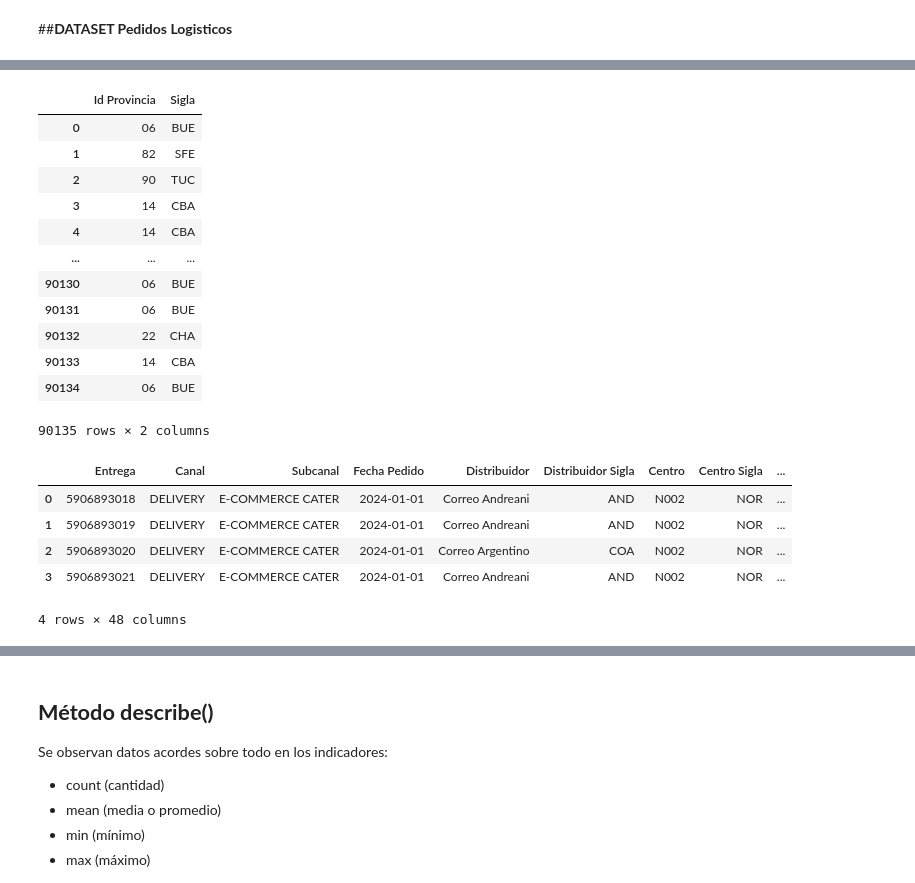
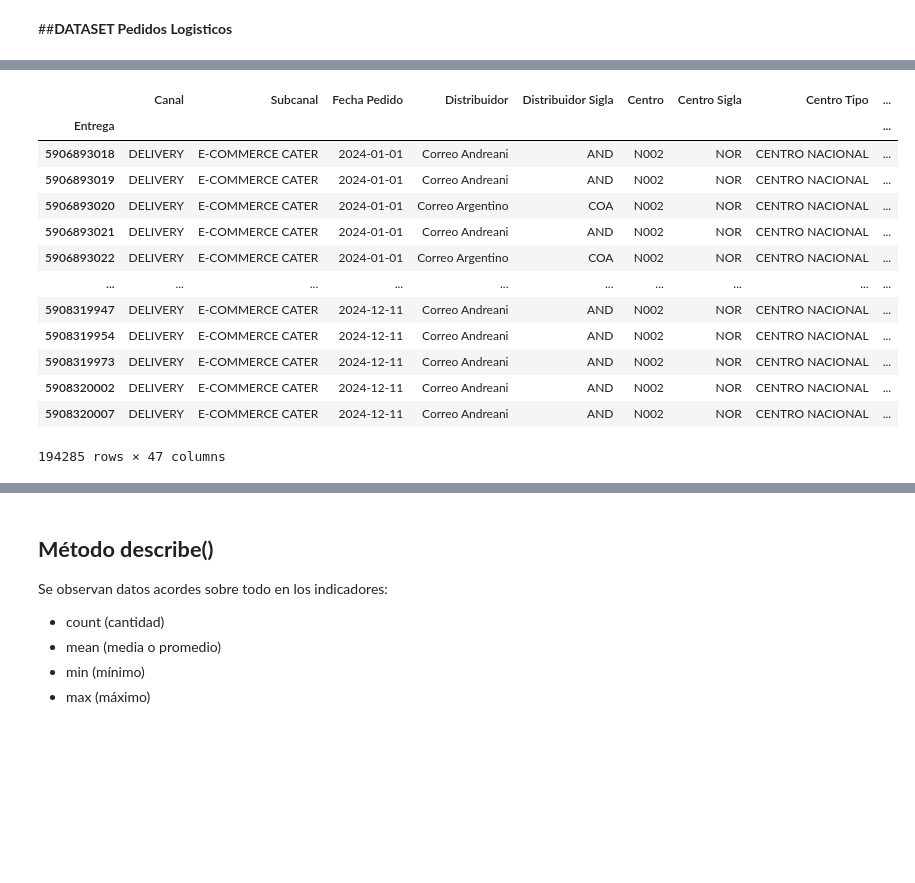
Before and after one commit to Leonardo-rodcas/Proyecto-DS-61190-E-Commerce, a Jupyter notebook: ProyectoDS_Rodriguez_Castillo_Leonardo.ipynb, the cells around one changed output, grey strips where cells are left out. Cells and saved outputs as stored; diff of their text form; code cells hidden in the pictures; blank space fills up the shorter version.

```diff
--- a/ProyectoDS_Rodriguez_Castillo_Leonardo.ipynb
+++ b/ProyectoDS_Rodriguez_Castillo_Leonardo.ipynb
@@ -170,7 +170,8 @@ df_2024_Sem_2 = pd.read_excel(URL2)
 # %%
 #Concatenamos ambos Dataframes
 frames = [df_2024_Sem_1, df_2024_Sem_2]
-df = pd.concat(frames)
+df_concat = pd.concat(frames)
+df_concat = df_concat.set_index('Entrega')
 # %%
 #Creamos Dataframe Auxiliar con datos de Provicias
 URL3 = 'https://infra.datos.gob.ar/georef/provincias.json'
@@ -215,28 +216,23 @@ df_prov.head(5)
 | 46 | La Rioja | Provincia de La Rioja | IGN | Provincia | {'lon': -67.1817575814487, 'lat':... | AR-F | La Rioja | LRJ |
 # %%
 #Hacemos Merge entre el Dataframe principal y el de provicias para agregar la columna Sigla de la provincia
-df_prueba = pd.merge(df, df_prov, on = "Id Provincia")
+#df = pd.merge(df_prov, df_concat, left_on = "Id Provincia", right_on = "Id Provincia")
-# %% [output]
-|  | Id Provincia | Sigla |
-| 0 | 06 | BUE |
-| 1 | 82 | SFE |
-| 2 | 90 | TUC |
-| 3 | 14 | CBA |
-| 4 | 14 | CBA |
-| ... | ... | ... |
-| 90130 | 06 | BUE |
-| 90131 | 06 | BUE |
-| 90132 | 22 | CHA |
-| 90133 | 14 | CBA |
-| 90134 | 06 | BUE |
-90135 rows × 2 columns
 # %%
-#Mostramos primeros resultados del Dataset Principal
-df.head(4)
+#Mostramos el final del Dataset Principal
+df = df_concat
+df
 # %% [output]
-|  | Entrega | Canal | Subcanal | Fecha Pedido | Distribuidor | Distribuidor Sigla | Centro | Centro Sigla | ... |
-| 0 | 5906893018 | DELIVERY | E-COMMERCE CATER | 2024-01-01 | Correo Andreani | AND | N002 | NOR | ... |
-| 1 | 5906893019 | DELIVERY | E-COMMERCE CATER | 2024-01-01 | Correo Andreani | AND | N002 | NOR | ... |
-| 2 | 5906893020 | DELIVERY | E-COMMERCE CATER | 2024-01-01 | Correo Argentino | COA | N002 | NOR | ... |
-| 3 | 5906893021 | DELIVERY | E-COMMERCE CATER | 2024-01-01 | Correo Andreani | AND | N002 | NOR | ... |
+|  | Canal | Subcanal | Fecha Pedido | Distribuidor | Distribuidor Sigla | Centro | Centro Sigla | Centro Tipo | ... |
+| Entrega |  |  |  |  |  |  |  |  | ... |
+| 5906893018 | DELIVERY | E-COMMERCE CATER | 2024-01-01 | Correo Andreani | AND | N002 | NOR | CENTRO NACIONAL | ... |
+| 5906893019 | DELIVERY | E-COMMERCE CATER | 2024-01-01 | Correo Andreani | AND | N002 | NOR | CENTRO NACIONAL | ... |
+| 5906893020 | DELIVERY | E-COMMERCE CATER | 2024-01-01 | Correo Argentino | COA | N002 | NOR | CENTRO NACIONAL | ... |
+| 5906893021 | DELIVERY | E-COMMERCE CATER | 2024-01-01 | Correo Andreani | AND | N002 | NOR | CENTRO NACIONAL | ... |
+| 5906893022 | DELIVERY | E-COMMERCE CATER | 2024-01-01 | Correo Argentino | COA | N002 | NOR | CENTRO NACIONAL | ... |
+| ... | ... | ... | ... | ... | ... | ... | ... | ... | ... |
+| 5908319947 | DELIVERY | E-COMMERCE CATER | 2024-12-11 | Correo Andreani | AND | N002 | NOR | CENTRO NACIONAL | ... |
+| 5908319954 | DELIVERY | E-COMMERCE CATER | 2024-12-11 | Correo Andreani | AND | N002 | NOR | CENTRO NACIONAL | ... |
+| 5908319973 | DELIVERY | E-COMMERCE CATER | 2024-12-11 | Correo Andreani | AND | N002 | NOR | CENTRO NACIONAL | ... |
+| 5908320002 | DELIVERY | E-COMMERCE CATER | 2024-12-11 | Correo Andreani | AND | N002 | NOR | CENTRO NACIONAL | ... |
+| 5908320007 | DELIVERY | E-COMMERCE CATER | 2024-12-11 | Correo Andreani | AND | N002 | NOR | CENTRO NACIONAL | ... |
-4 rows × 48 columns
+194285 rows × 47 columns
```
Also changed, not shown: parts of 18 cells of this notebook.
